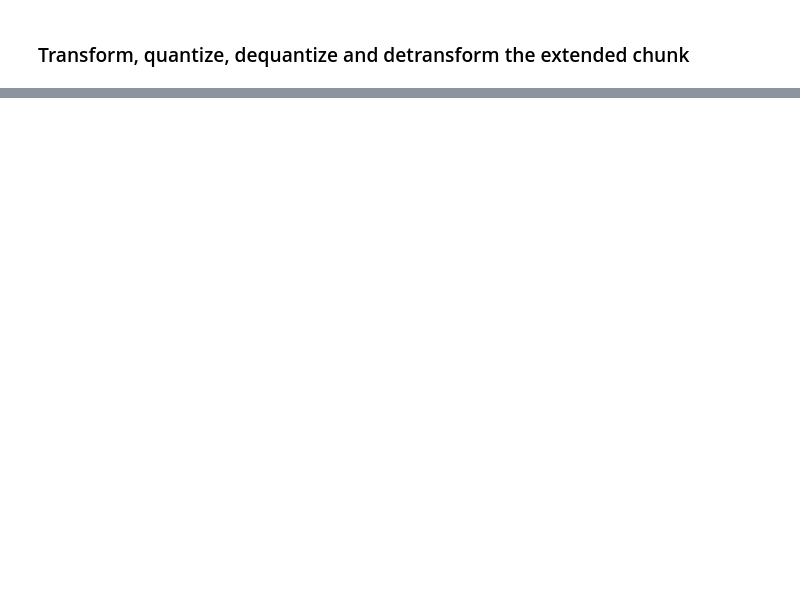
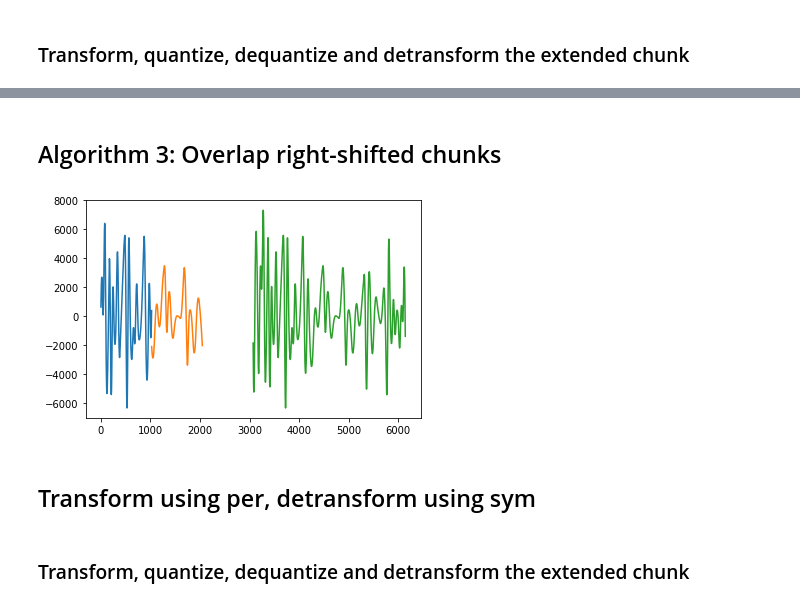
Before and after one commit to Tecnologias-multimedia/Tecnologias-multimedia.github.io, a Jupyter notebook: study_guide/13-overlapped_temporal_decorrelation_I/quantization_DWT.ipynb, the cells around one changed output, grey strips where cells are left out. Drawn from its saved outputs; the diff is of its cells as text; code cells hidden in the pictures; blank space fills up the shorter version.

```diff
--- a/study_guide/13-overlapped_temporal_decorrelation_I/quantization_DWT.ipynb
+++ b/study_guide/13-overlapped_temporal_decorrelation_I/quantization_DWT.ipynb
@@ -87,4 +101,25 @@ pylab.show()
     * Quantize.
     * Dequantize.
     * Detransform.
+# %%
+def transform_and_quantize(chunk):
+    decomposition = pywt.wavedec(chunk, wavelet=wavelet, level=levels, mode=signal_mode_extension)
+    quantized_decomposition = []
+    for subband in decomposition:
+        quantized_subband = deadzone_quantizer(subband, quantization_step)
+        quantized_decomposition.append(quantized_subband)
+    return quantized_decomposition
+
+def dequantize_and_detransform(decomposition):
+    dequantized_decomposition = []
+    for subband in decomposition:
+        dequantized_subband = deadzone_dequantizer(subband, quantization_step)
+        dequantized_decomposition.append(dequantized_subband)
+    chunk = pywt.waverec(dequantized_decomposition, wavelet=wavelet, mode=signal_mode_extension)
+    return chunk
+
+def reconstruct_chunk(chunk):
+    quantized_subbands = transform_and_quantize(chunk)
+    reconstructed_chunk = dequantize_and_detransform(quantized_subbands)
+    return reconstructed_chunk
 # %%
@@ -182,0 +281,19 @@ pylab.show()
+# %% [markdown]
+## Algorithm 3: Overlap right-shifted chunks
+# %%
+chunk_0 = np.concatenate([left_chunk[number_of_overlapped_samples:], center_chunk[:number_of_overlapped_samples]])
+chunk_0_quantized_subbands = transform_and_quantize(chunk_0)
+reconstructed_chunk_0 = dequantize_and_detransform(chunk_0_quantized_subbands)[]
+
+chunk_1 = np.concatenate([center_chunk[number_of_overlapped_samples:], right_chunk[:number_of_overlapped_samples]])
+chunk_1_quantized_subbands = transform_and_quantize(chunk_1)
+reconstructed_chunk_1 = dequantize_and_detransform(chunk_1_quantized_subbands)
+
+pylab.plot(np.linspace(0, len(chunk_0)-1, len(chunk_0)), reconstructed_chunk_0)
+pylab.plot(np.linspace(len(chunk_0), len(chunk_0)+len(chunk_1)-1, len(chunk_1)), reconstructed_chunk_1)
+pylab.plot(np.linspace(len(ideal_chunks_reconstruction), len(ideal_chunks_reconstruction)+len(ideal_chunks_reconstruction)-1, len(ideal_chunks_reconstruction)), ideal_chunks_reconstruction)
+pylab.show()
+# %% [output]
+[figure, added]
+# %% [markdown]
+## Transform using per, detransform using sym
@@ -182,0 +322,2 @@ pylab.show()
+# %% [markdown]
+### Transform, quantize, dequantize and detransform the extended chunk
```
Also changed, not shown: parts of 17 cells of this notebook, 4 other files.
